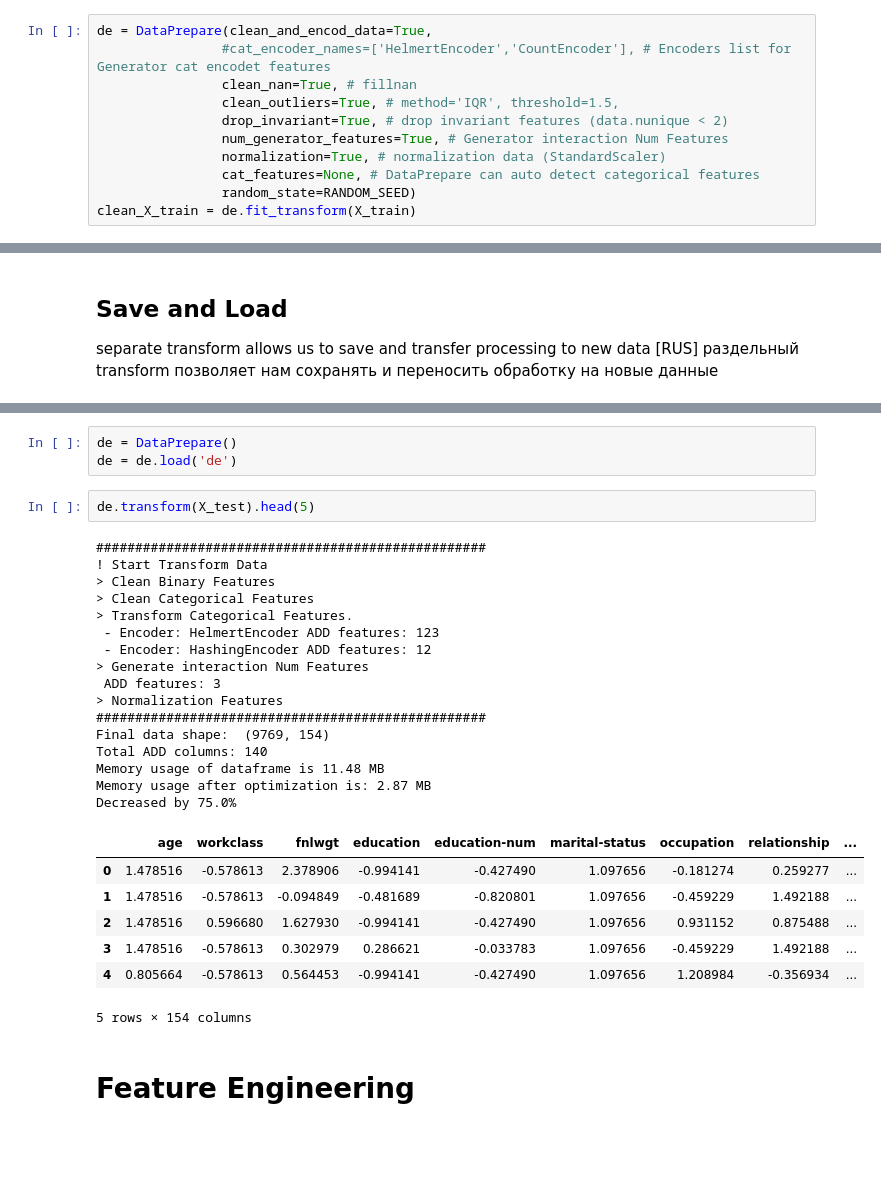
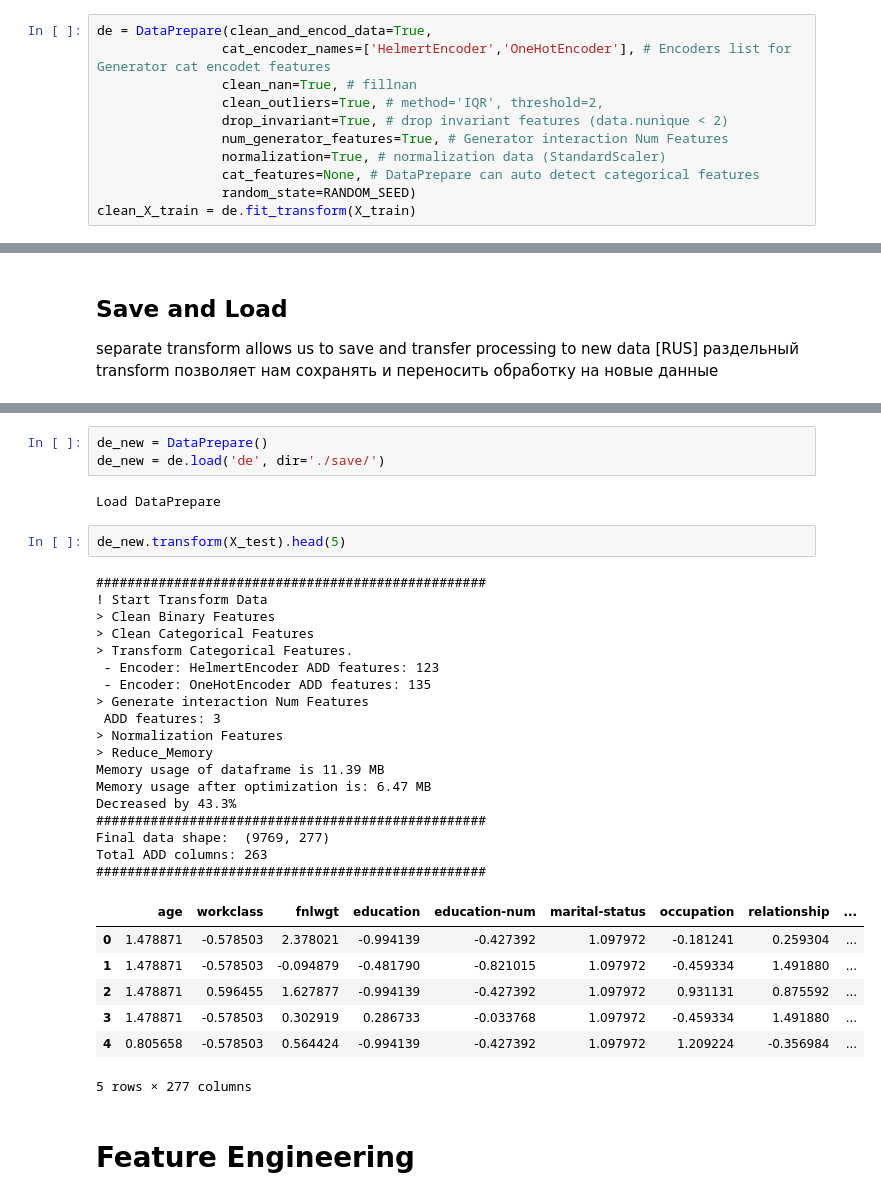
Before and after one commit to Alex-Lekov/AutoML_Alex, a Jupyter notebook: examples/02_Data_Cleaning_and_Encoding_(DataPrepare).ipynb, the cells around one changed output, grey strips where cells are left out. Saved outputs shown, nothing was run; the diff lists cells and outputs as text; blank space fills up the shorter version.

```diff
--- a/examples/02_Data_Cleaning_and_Encoding_(DataPrepare).ipynb
+++ b/examples/02_Data_Cleaning_and_Encoding_(DataPrepare).ipynb
@@ -65,9 +65,9 @@ before entering the AutoML, the data goes through a full cycle of pre-processing
 [RUS] до того как попасть в AutoML, данные проходят полный цикл предобработки в классе DataPrepare. Давайте расмотрим его отдельно
 # %%
 de = DataPrepare(clean_and_encod_data=True,
-                #cat_encoder_names=['HelmertEncoder','CountEncoder'], # Encoders list for Generator cat encodet features
+                cat_encoder_names=['HelmertEncoder','OneHotEncoder'], # Encoders list for Generator cat encodet features
                 clean_nan=True, # fillnan
-                clean_outliers=True, # method='IQR', threshold=1.5,
+                clean_outliers=True, # method='IQR', threshold=2,
                 drop_invariant=True, # drop invariant features (data.nunique < 2)
                 num_generator_features=True, # Generator interaction Num Features
                 normalization=True, # normalization data (StandardScaler)
@@ -142,34 +144,38 @@ de.save('de')
 # %% [output]
 Save DataPrepare
 # %%
-de = DataPrepare()
-de = de.load('de')
+de_new = DataPrepare()
+de_new = de.load('de', dir='./save/')
+# %% [output]
+Load DataPrepare
 # %%
-de.transform(X_test).head(5)
+de_new.transform(X_test).head(5)
 # %% [output]
 ##################################################
 ! Start Transform Data
 > Clean Binary Features
 > Clean Categorical Features
 > Transform Categorical Features.
  - Encoder: HelmertEncoder ADD features: 123
- - Encoder: HashingEncoder ADD features: 12
+ - Encoder: OneHotEncoder ADD features: 135
 > Generate interaction Num Features
  ADD features: 3
 > Normalization Features
+> Reduce_Memory
+Memory usage of dataframe is 11.39 MB
+Memory usage after optimization is: 6.47 MB
+Decreased by 43.3%
 ##################################################
-Final data shape:  (9769, 154)
-Total ADD columns: 140
-Memory usage of dataframe is 11.48 MB
-Memory usage after optimization is: 2.87 MB
-Decreased by 75.0%
+Final data shape:  (9769, 277)
+Total ADD columns: 263
+##################################################
 |  | age | workclass | fnlwgt | education | education-num | marital-status | occupation | relationship | ... |
-| 0 | 1.478516 | -0.578613 | 2.378906 | -0.994141 | -0.427490 | 1.097656 | -0.181274 | 0.259277 | ... |
-| 1 | 1.478516 | -0.578613 | -0.094849 | -0.481689 | -0.820801 | 1.097656 | -0.459229 | 1.492188 | ... |
-| 2 | 1.478516 | 0.596680 | 1.627930 | -0.994141 | -0.427490 | 1.097656 | 0.931152 | 0.875488 | ... |
-| 3 | 1.478516 | -0.578613 | 0.302979 | 0.286621 | -0.033783 | 1.097656 | -0.459229 | 1.492188 | ... |
-| 4 | 0.805664 | -0.578613 | 0.564453 | -0.994141 | -0.427490 | 1.097656 | 1.208984 | -0.356934 | ... |
+| 0 | 1.478871 | -0.578503 | 2.378021 | -0.994139 | -0.427392 | 1.097972 | -0.181241 | 0.259304 | ... |
+| 1 | 1.478871 | -0.578503 | -0.094879 | -0.481790 | -0.821015 | 1.097972 | -0.459334 | 1.491880 | ... |
+| 2 | 1.478871 | 0.596455 | 1.627877 | -0.994139 | -0.427392 | 1.097972 | 0.931131 | 0.875592 | ... |
+| 3 | 1.478871 | -0.578503 | 0.302919 | 0.286733 | -0.033768 | 1.097972 | -0.459334 | 1.491880 | ... |
+| 4 | 0.805658 | -0.578503 | 0.564424 | -0.994139 | -0.427392 | 1.097972 | 1.209224 | -0.356984 | ... |
-5 rows × 154 columns
+5 rows × 277 columns
 # %% [markdown]
 # Feature Engineering
 # %% [markdown]
```
Also changed, not shown: parts of 25 cells of this notebook, 20 other files.
